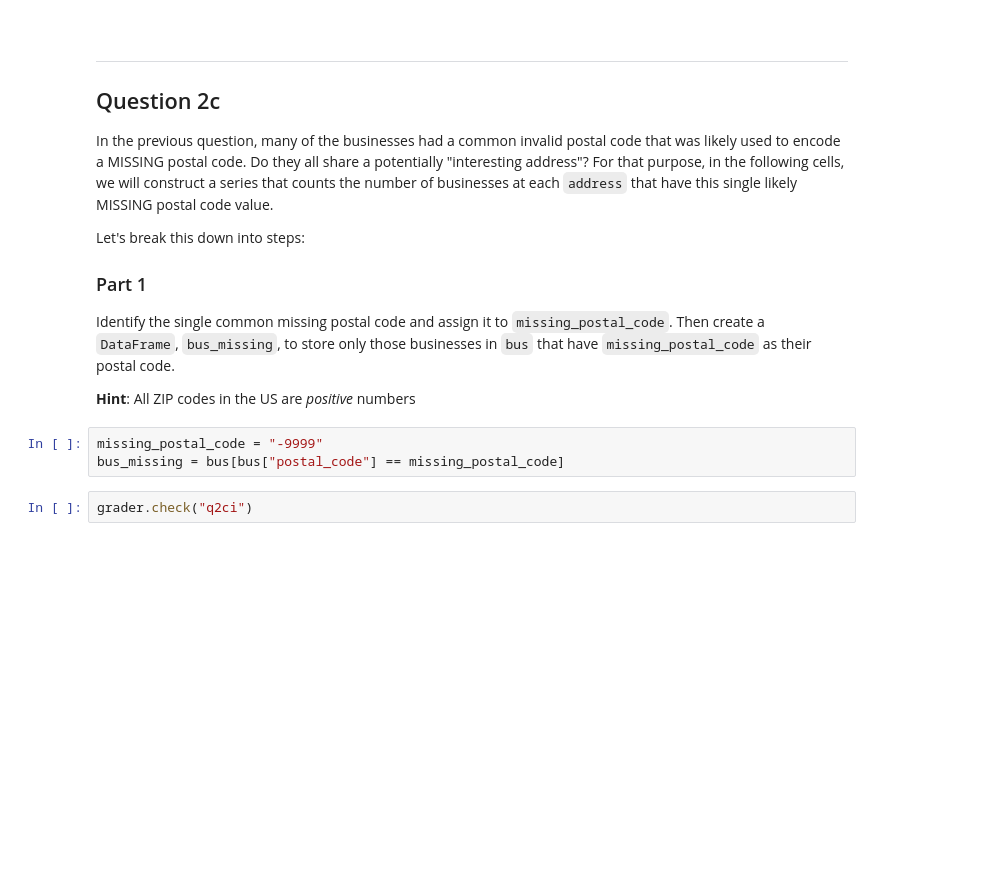
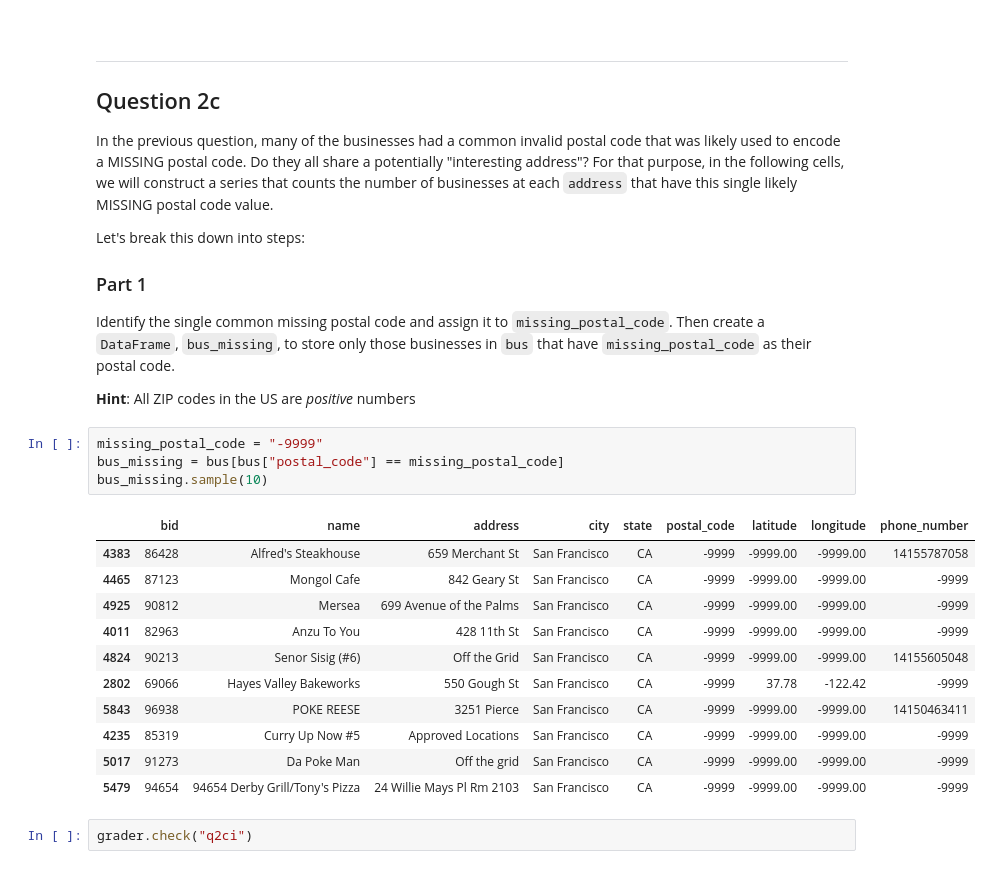
Before and after one commit to garyagasa/DS100_2025Summer_GA, a Jupyter notebook: hw/hw02A/hw02A.ipynb, the cells around one changed output. Cells and saved outputs as stored; diff of their text form; blank space fills up the shorter version.

```diff
--- a/hw/hw02A/hw02A.ipynb
+++ b/hw/hw02A/hw02A.ipynb
@@ -612,6 +612,19 @@ Identify the single common missing postal code and assign it to `missing_postal_
 # %%
 missing_postal_code = "-9999"
 bus_missing = bus[bus["postal_code"] == missing_postal_code]
+bus_missing.sample(10)
+# %% [output]
+|  | bid | name | address | city | state | postal_code | latitude | longitude | phone_number |
+| 4383 | 86428 | Alfred's Steakhouse | 659 Merchant St | San Francisco | CA | -9999 | -9999.00 | -9999.00 | 14155787058 |
+| 4465 | 87123 | Mongol Cafe | 842 Geary St | San Francisco | CA | -9999 | -9999.00 | -9999.00 | -9999 |
+| 4925 | 90812 | Mersea | 699 Avenue of the Palms | San Francisco | CA | -9999 | -9999.00 | -9999.00 | -9999 |
+| 4011 | 82963 | Anzu To You | 428 11th St | San Francisco | CA | -9999 | -9999.00 | -9999.00 | -9999 |
+| 4824 | 90213 | Senor Sisig (#6) | Off the Grid | San Francisco | CA | -9999 | -9999.00 | -9999.00 | 14155605048 |
+| 2802 | 69066 | Hayes Valley Bakeworks | 550 Gough St | San Francisco | CA | -9999 | 37.78 | -122.42 | -9999 |
+| 5843 | 96938 | POKE REESE | 3251 Pierce | San Francisco | CA | -9999 | -9999.00 | -9999.00 | 14150463411 |
+| 4235 | 85319 | Curry Up Now #5 | Approved Locations | San Francisco | CA | -9999 | -9999.00 | -9999.00 | -9999 |
+| 5017 | 91273 | Da Poke Man | Off the grid | San Francisco | CA | -9999 | -9999.00 | -9999.00 | -9999 |
+| 5479 | 94654 | 94654 Derby Grill/Tony's Pizza | 24 Willie Mays Pl Rm 2103 | San Francisco | CA | -9999 | -9999.00 | -9999.00 | -9999 |
 # %%
 grader.check("q2ci")
 # %% [output]
```
Also changed, not shown: parts of 6 cells of this notebook, 1 other file.
